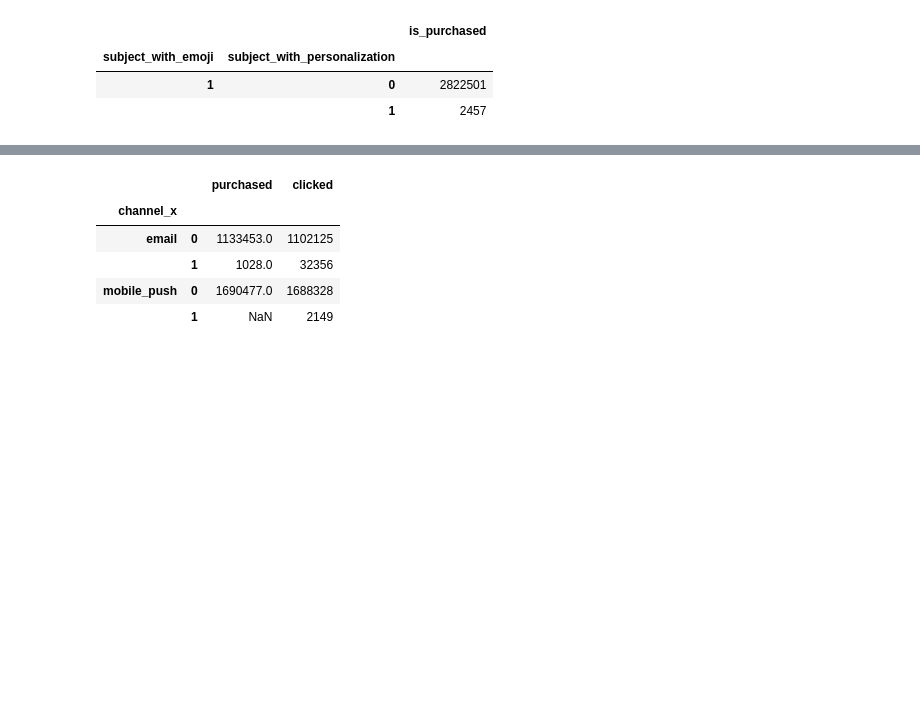
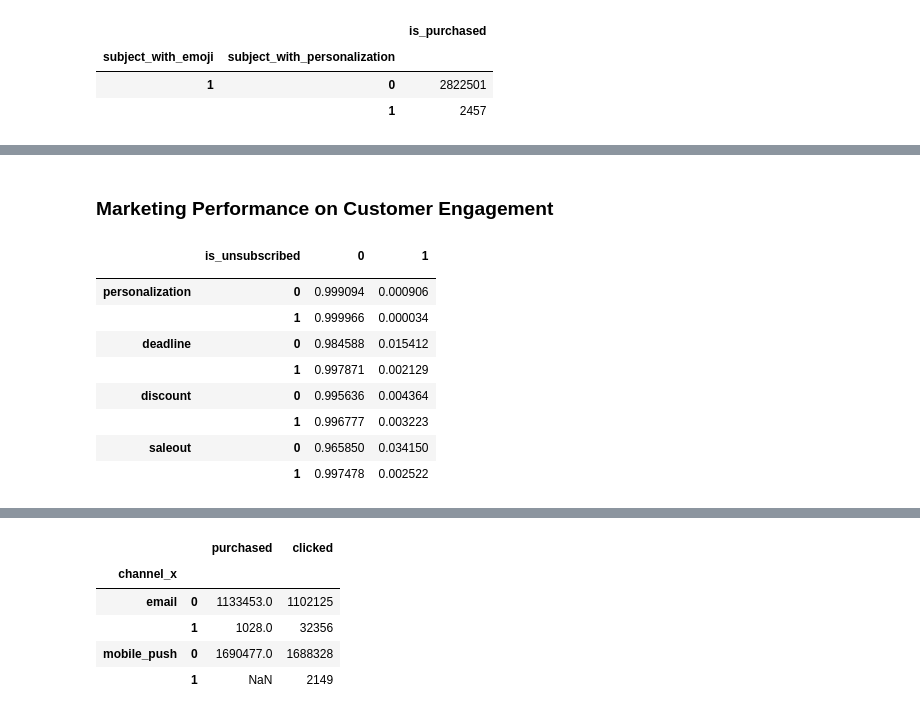
Before and after one commit to miguelsadorra14/DataWrangling, a Jupyter notebook: project.ipynb, the cells around one changed output, grey strips where cells are left out. Drawn from its saved outputs; the diff is of its cells as text; code cells hidden in the pictures; blank space fills up the shorter version.

```diff
--- a/project.ipynb
+++ b/project.ipynb
@@ -264,0 +318,27 @@ Indexes:  [(0, 0) (0, 1) (1, 0) (1, 1)]
+# %% [markdown]
+### Marketing Performance on Customer Engagement
+# %%
+personalization = merged_df.groupby('subject_with_personalization')['is_unsubscribed'].value_counts()
+deadline = merged_df.groupby("subject_with_deadline")['is_unsubscribed'].value_counts()
+discounts = merged_df.groupby("subject_with_discount")['is_unsubscribed'].value_counts()
+saleout = merged_df.groupby('subject_with_saleout')['is_unsubscribed'].value_counts()
+
+result = pd.concat([personalization, deadline, discounts, saleout], axis=1, keys=['personalization', 'deadline', 'discount', 'saleout'])
+index = pd.MultiIndex.from_tuples([(0, 0), (0, 1), (1, 0), (1, 1)], names=['is_unsubscribed', ''])
+final_result = pd.DataFrame(result, index=index)
+final_result = final_result.unstack().fillna(0).astype(int)
+# %%
+final_result = final_result.transpose()
+diff = final_result.div(final_result.sum(1),axis=0)
+display(final_result.div(final_result.sum(1),axis=0))
+# %% [output]
+|  | is_unsubscribed | 0 | 1 |
+|  |  |  |  |
+| personalization | 0 | 0.999094 | 0.000906 |
+|  | 1 | 0.999966 | 0.000034 |
+| deadline | 0 | 0.984588 | 0.015412 |
+|  | 1 | 0.997871 | 0.002129 |
+| discount | 0 | 0.995636 | 0.004364 |
+|  | 1 | 0.996777 | 0.003223 |
+| saleout | 0 | 0.965850 | 0.034150 |
+|  | 1 | 0.997478 | 0.002522 |
```
Also changed, not shown: parts of 17 cells of this notebook.
